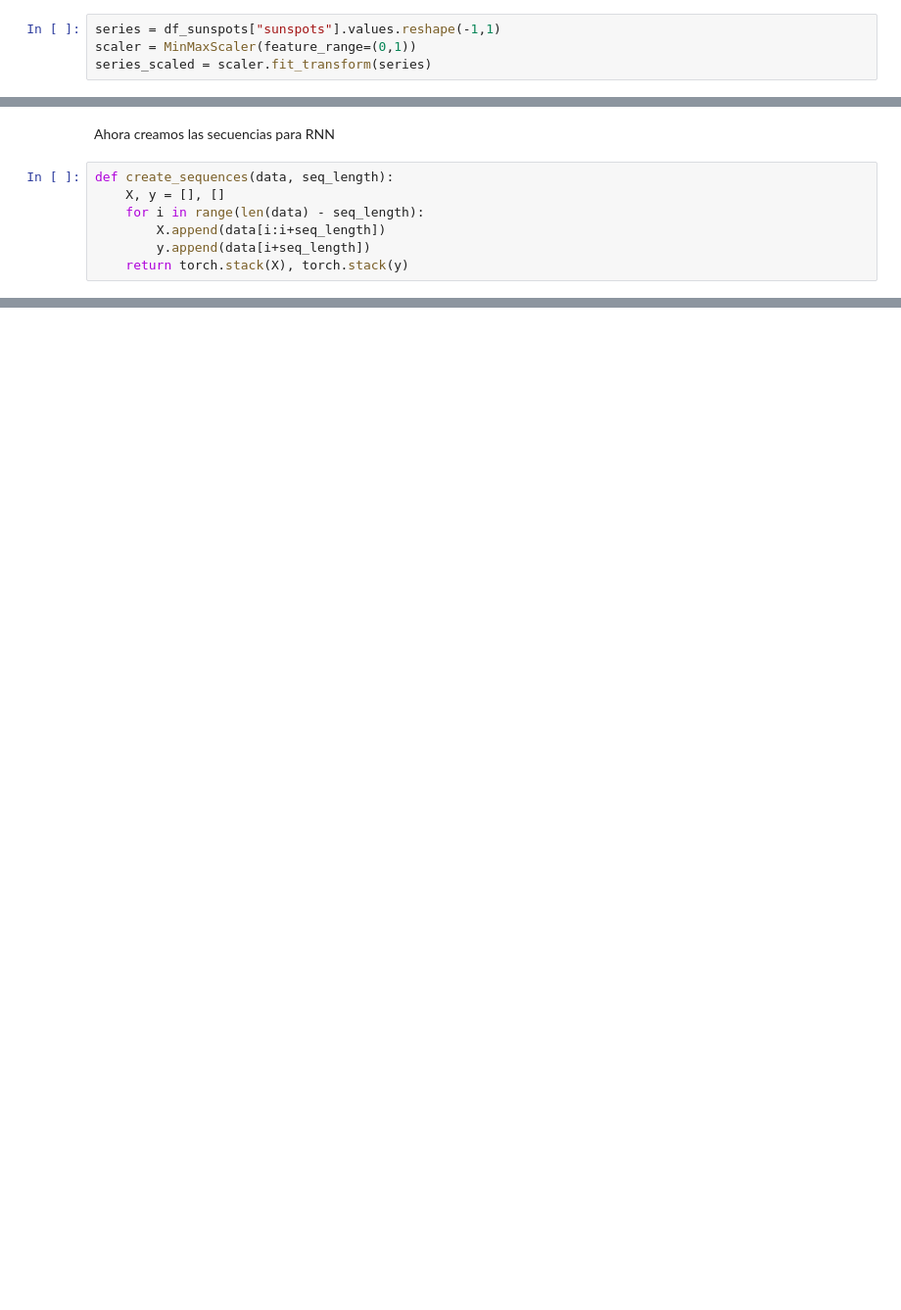
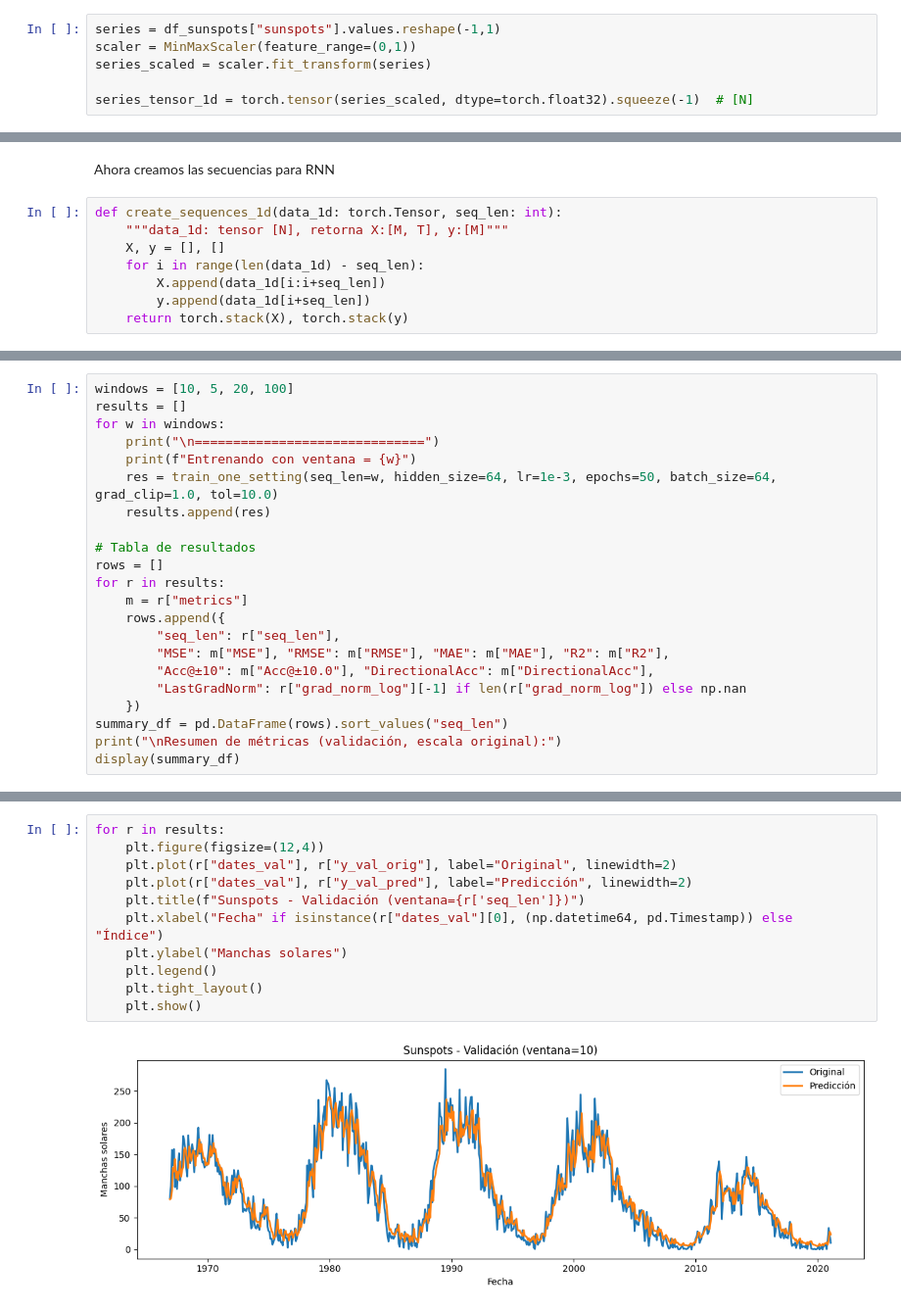
Before and after one commit to donmatthiuz/DeepLearning, a Jupyter notebook: lab5.ipynb, the cells around one changed output, grey strips where cells are left out. Shown at 98% size. Cells and saved outputs as stored; diff of their text form; blank space fills up the shorter version.

```diff
--- a/lab5.ipynb
+++ b/lab5.ipynb
@@ -268,6 +277,8 @@ Ahora vamos a Normalizarla. Convirtiendo a vlaores de -1 y 1
 series = df_sunspots["sunspots"].values.reshape(-1,1)
 scaler = MinMaxScaler(feature_range=(0,1))
 series_scaled = scaler.fit_transform(series)
+
+series_tensor_1d = torch.tensor(series_scaled, dtype=torch.float32).squeeze(-1)  # [N]
 # %% [markdown]
 Definimos nuestra GPU
 # %%
@@ -282,9 +311,10 @@ series_tensor = torch.tensor(series_scaled, dtype=torch.float32).to(device)
 # %% [markdown]
 Ahora creamos las secuencias para RNN
 # %%
-def create_sequences(data, seq_length):
+def create_sequences_1d(data_1d: torch.Tensor, seq_len: int):
+    """data_1d: tensor [N], retorna X:[M, T], y:[M]"""
     X, y = [], []
-    for i in range(len(data) - seq_length):
-        X.append(data[i:i+seq_length])
-        y.append(data[i+seq_length])
+    for i in range(len(data_1d) - seq_len):
+        X.append(data_1d[i:i+seq_len])
+        y.append(data_1d[i+seq_len])
     return torch.stack(X), torch.stack(y)
@@ -305,0 +474,22 @@ Forma de y: torch.Size([3255, 1])
+# %%
+windows = [10, 5, 20, 100]
+results = []
+for w in windows:
+    print("\n==============================")
+    print(f"Entrenando con ventana = {w}")
+    res = train_one_setting(seq_len=w, hidden_size=64, lr=1e-3, epochs=50, batch_size=64, grad_clip=1.0, tol=10.0)
+    results.append(res)
+
+# Tabla de resultados
+rows = []
+for r in results:
+    m = r["metrics"]
+    rows.append({
+        "seq_len": r["seq_len"],
+        "MSE": m["MSE"], "RMSE": m["RMSE"], "MAE": m["MAE"], "R2": m["R2"],
+        "Acc@±10": m["Acc@±10.0"], "DirectionalAcc": m["DirectionalAcc"],
+        "LastGradNorm": r["grad_norm_log"][-1] if len(r["grad_norm_log"]) else np.nan
+    })
+summary_df = pd.DataFrame(rows).sort_values("seq_len")
+print("\nResumen de métricas (validación, escala original):")
+display(summary_df)
@@ -305,0 +551,13 @@ Forma de y: torch.Size([3255, 1])
+# %%
+for r in results:
+    plt.figure(figsize=(12,4))
+    plt.plot(r["dates_val"], r["y_val_orig"], label="Original", linewidth=2)
+    plt.plot(r["dates_val"], r["y_val_pred"], label="Predicción", linewidth=2)
+    plt.title(f"Sunspots - Validación (ventana={r['seq_len']})")
+    plt.xlabel("Fecha" if isinstance(r["dates_val"][0], (np.datetime64, pd.Timestamp)) else "Índice")
+    plt.ylabel("Manchas solares")
+    plt.legend()
+    plt.tight_layout()
+    plt.show()
+# %% [output]
+[figure, added]
```
Also changed, not shown: parts of 19 cells of this notebook.
